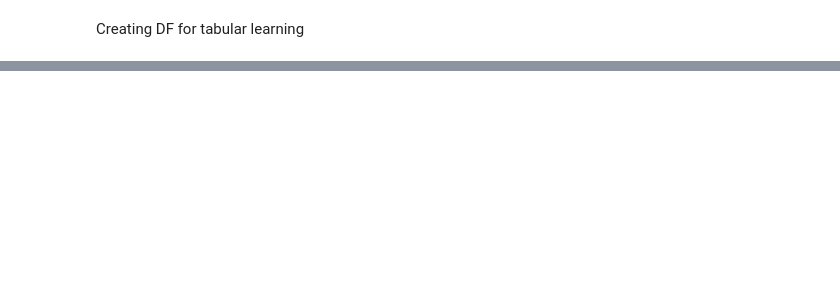
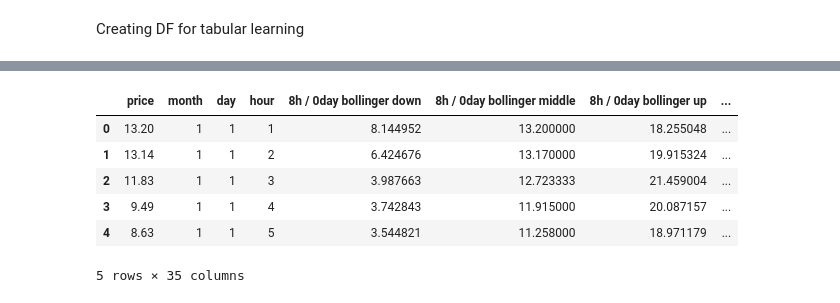
Before and after one commit to sunnysoni97/ProjectRLHydroElectric, a Jupyter notebook: preprocessing_continuous.ipynb, the cells around one changed output, grey strips where cells are left out. Cells and saved outputs as stored; diff of their text form; code cells hidden in the pictures; blank space fills up the shorter version.

```diff
--- a/preprocessing_continuous.ipynb
+++ b/preprocessing_continuous.ipynb
@@ -281,3 +319,14 @@ with open(val_discrete_path,'wb') as f:
+# %%
+val_preprocessed = build_big(val)
+val_preprocessed.head(5)
+# %% [output]
+|  | price | month | day | hour | 8h / 0day bollinger down | 8h / 0day bollinger middle | 8h / 0day bollinger up | ... |
+| 0 | 13.20 | 1 | 1 | 1 | 8.144952 | 13.200000 | 18.255048 | ... |
+| 1 | 13.14 | 1 | 1 | 2 | 6.424676 | 13.170000 | 19.915324 | ... |
+| 2 | 11.83 | 1 | 1 | 3 | 3.987663 | 12.723333 | 21.459004 | ... |
+| 3 | 9.49 | 1 | 1 | 4 | 3.742843 | 11.915000 | 20.087157 | ... |
+| 4 | 8.63 | 1 | 1 | 5 | 3.544821 | 11.258000 | 18.971179 | ... |
+5 rows × 35 columns
 # %%
 #to save to .npy file
 np_train = train_preprocessed[train_preprocessed.columns[3:]].to_numpy()
```
Also changed, not shown: parts of 7 cells of this notebook.
